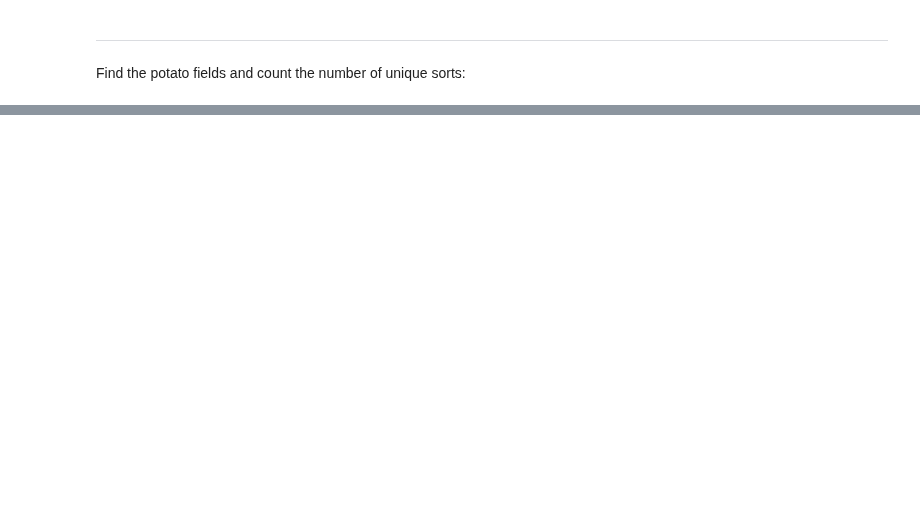
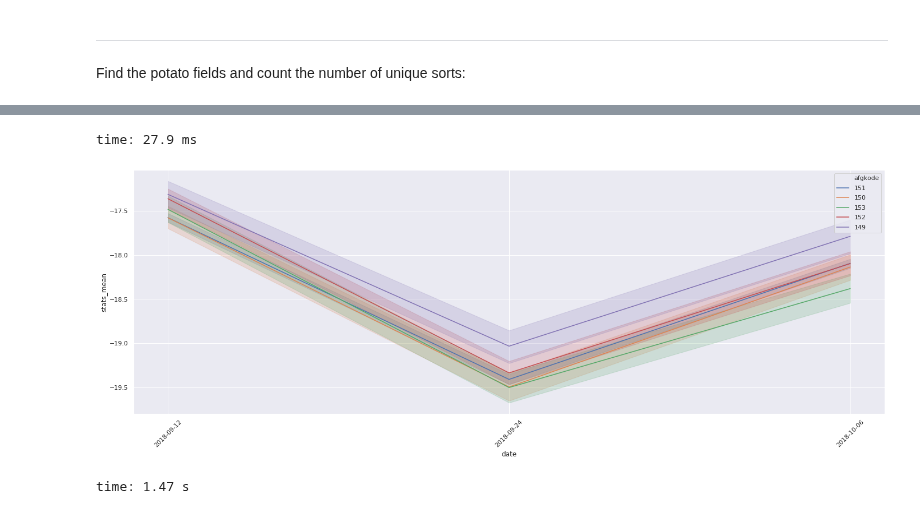
Before and after one commit to JacobJeppesen/PublicSectorConsultancy, a Jupyter notebook: potato_nematode_predictor/notebooks/PotatoNematodePredictor.ipynb, the cells around one changed output, grey strips where cells are left out. Drawn from its saved outputs; the diff is of its cells as text; code cells hidden in the pictures; blank space fills up the shorter version.

```diff
--- a/potato_nematode_predictor/notebooks/PotatoNematodePredictor.ipynb
+++ b/potato_nematode_predictor/notebooks/PotatoNematodePredictor.ipynb
@@ -9,8 +19,11 @@ import geopandas
 import os
 import rasterio
 import sys
+import fiona
+import numpy as np
 import xarray as xr
 import pandas as pd
+import seaborn as sns; sns.set()
 import matplotlib.pyplot as plt
 
 from pathlib import Path
@@ -36,8 +49,10 @@ PROJ_PATH = Path.cwd().parent
 FIELD_POLYGONS = ['FieldPolygons2017', 'FieldPolygons2018', 'FieldPolygons2019']
 
 # Define global flags
+ONLY_POTATO = False
 MULTI_PROC_ZONAL_STATS = False
 ALL_TOUCHED = False
+BUFFER_SIZE = -20  # Unit is meter
 # %% [output]
 The autotime extension is already loaded. To reload it, use:
   %reload_ext autotime
@@ -395,0 +359,45 @@ time: 65.3 ms
+# %%
+def get_plot_df(polygons_year=2019, satellite_dates=slice('2019-01-01', '2019-12-31'), fields='all', satellite='all', polarization='all'):
+    # TODO: Perhaps it would be an idea to have field centroids (as lat, lon) to find fields within geographic area
+    # Load the xarray dataset
+    netcdf_name = 'FieldPolygons{}_stats'.format(polygons_year)
+    netcdf_path = (PROJ_PATH / 'data' / 'processed' / netcdf_name).with_suffix('.nc')
+    with xr.open_dataset(netcdf_path, engine="h5netcdf") as ds:
+        # Select dates, fields, and polarizations
+        ds = ds.sel(date=satellite_dates)
+        if not fields == 'all':  # Must be 'all' or array of integers (eg. [1, 2, 3, 4])
+            ds = ds.isel(field_id=fields)
+        if not polarization == 'all':  # Must be 'all', 'VV', 'VH', or 'VV-VH'
+            ds = ds.sel(polarization=polarization)
+
+        # Convert ds to dataframe
+        df = ds.to_dataframe()
+        df = df.reset_index()  # Removes MultiIndex
+        df = df.drop(columns=['cvr', 'gb', 'gbanmeldt', 'journalnr', 'marknr'])
+
+        # Select satellites
+        if not satellite == 'all':  # Must be 'all', 'S1A', or 'S1B'
+            df = df[df['satellite']==satellite]
+
+        # Format the dataframe to work well with Seaborn for plotting
+        df['date'] = df['date'].dt.strftime('%Y-%m-%d')
+        df['field_id'] = ['$%s$' % x for x in df['field_id']]  # https://github.com/mwaskom/seaborn/issues/1653
+        df['afgkode'] = ['$%s$' % x for x in df['afgkode']]  # https://github.com/mwaskom/seaborn/issues/1653
+        df['relative_orbit'] = ['$%s$' % x for x in df['relative_orbit']]  # https://github.com/mwaskom/seaborn/issues/1653
+
+    return df
+# %% [output]
+time: 27.9 ms
+# %%
+df = get_plot_df(polygons_year=2019,
+                 satellite_dates=slice('2018-01-01', '2019-12-31'),
+                 fields='all',#range(100),
+                 satellite='all',
+                 polarization='VH')
+
+plt.figure(figsize=(24, 8))
+plt.xticks(rotation=45)
+ax = sns.lineplot(x='date', y='stats_mean', hue='afgkode', data=df)
+# %% [output]
+[figure, added]
+time: 1.47 s
```
Also changed, not shown: parts of 17 cells of this notebook, 2 other files.
